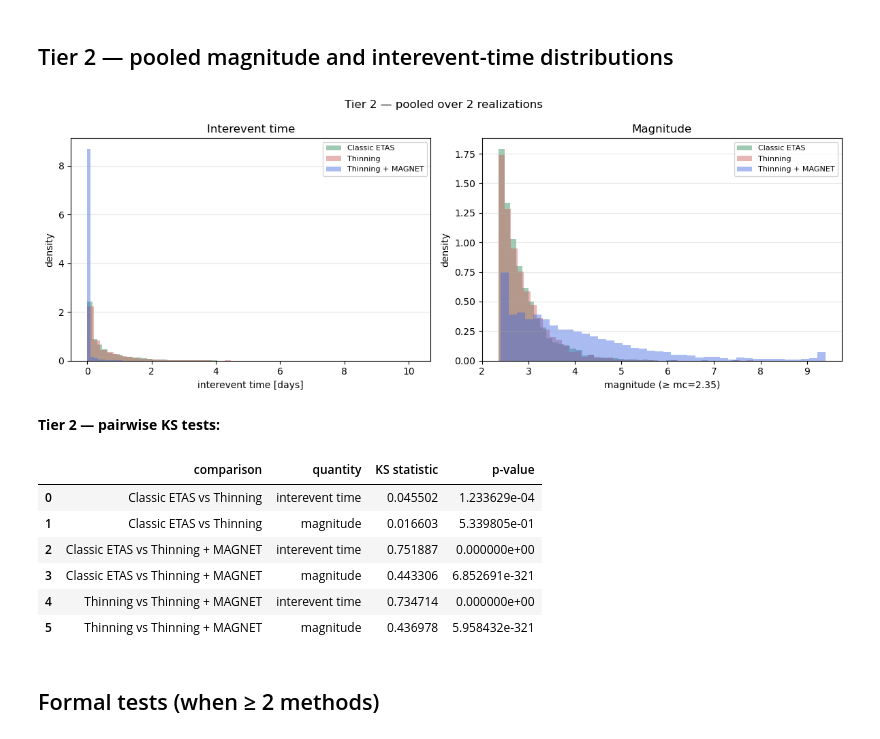
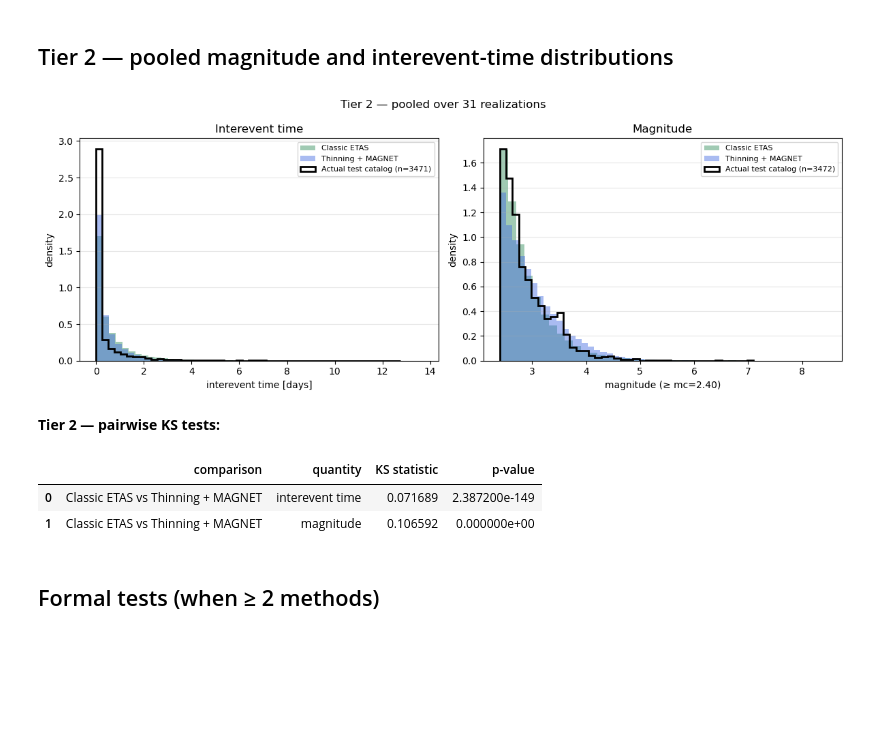
Before and after one commit to Ner-Ber/etas_edits, a Jupyter notebook: notebooks/compare_thinning_vs_thinning_magnet_ensemble.ipynb, the cells around one changed output. Cells and saved outputs as stored; diff of their text form; code cells hidden in the pictures; blank space fills up the shorter version.

```diff
--- a/notebooks/compare_thinning_vs_thinning_magnet_ensemble.ipynb
+++ b/notebooks/compare_thinning_vs_thinning_magnet_ensemble.ipynb
@@ -87,14 +90,19 @@ for _candidate in [
 
 # Default: run_continuation_models.py output root (config "output_root").
 # OUTPUT_ROOT = REPO_ROOT / "outputs/continuation_models"
-OUTPUT_ROOT = REPO_ROOT / "outputs/hauksson_continuation_models"
+# OUTPUT_ROOT = REPO_ROOT / "outputs/hauksson_continuation_models"
+# OUTPUT_ROOT = REPO_ROOT / "outputs/hauksson_magnet_median_continuation_models"
+OUTPUT_ROOT = REPO_ROOT / "outputs/hauksson_magnet_sample_continuation_models"
 
 # Which methods to compare. None → auto-discover whatever exists under OUTPUT_ROOT.
 # Examples: ["thinning", "thinning_magnet"]  |  ["etas"]  |  ["etas", "thinning", "thinning_magnet"]
 METHODS: list[str] | None = None
 
 # Pin a specific inversion id, or None to pick the newest inv_* shared by selected methods.
-INVERSION_ID: str | None = 'inv_a73a39109b5920f5'  # e.g. "219e51f42e5469be" or None
+# INVERSION_ID: str | None = 'adfc87cc569b6091'  # e.g. "219e51f42e5469be" or None
+# INVERSION_ID: str | None = 'adfc87cc569b6091'  # e.g. "219e51f42e5469be" or None
+INVERSION_ID: str | None = 'adfc87cc569b6091'  # e.g. "219e51f42e5469be" or None
+
 
 # Seed selection
 LOAD_MODE: Literal["all", "first_n", "seeds"] = "all"
@@ -106,6 +114,11 @@ SEEDS: list[int] = [0, 1, 2, 3, 4]
 # ---------------------------------------------------------------------------
 # Realization to inspect (None → first selected seed that has a sidecar).
 MAGNET_PRED_SEED: int | None = None
+
+# Magnitude–time scatter: overlay observed catalog during the continuation window.
+SHOW_ACTUAL_CONTINUATION: bool = True
+# Interactive zoom/pan for the mag–time scatter (Plotly; no ipympl needed).
+MAGNET_SCATTER_INTERACTIVE: bool = True
 
 # How to pick events for PDF plots:
 #   "indices"          — use KUMA_EVENT_INDICES (0-based rows in npz / catalog)
@@ -119,6 +132,9 @@ KUMA_MAG_RANGE: tuple[float, float] | None = (6.0, 10.0)  # used when mode="magn
 
 # Magnitude-axis support for PDF plots (None → infer from shift/stretch).
 KUMA_M_GRID: tuple[float, float, int] | None = None  # (m_lo, m_hi, n_points)
+
+# Kumaraswamy parameter time series for the PDF seed (`magnet_seed_used`).
+MAGNET_PARAMS_EVENT_STRIDE: int = 1  # subsample event ranks for plotting (1 = all)
 # %%
 def list_inv_dirs(method_root: Path) -> list[Path]:
     if not method_root.is_dir():
@@ -883,12 +1128,27 @@ for method, catalogs in catalogs_by_method.items():
         m_all = m_all[m_all >= mc_val]
     pooled_m[method] = m_all
 
+test_iet = interevent_times(np.asarray(actual_test_dt_days, dtype=float))
+test_m = np.asarray(actual_test_m, dtype=float)
+if np.isfinite(mc_val) and test_m.size:
+    test_m = test_m[test_m >= mc_val]
+
+_IET_BINS = 50
+_MAG_BINS = 40
+_TEST_HIST_KW = {
+    "density": True,
+    "histtype": "step",
+    "linewidth": 2.0,
+    "color": "black",
+    "zorder": 5,
+}
+
 fig, axes = plt.subplots(1, 2, figsize=(12, 4.5))
 for method in methods:
     if pooled_iet[method].size:
         axes[0].hist(
             pooled_iet[method],
-            bins=50,
+            bins=_IET_BINS,
             density=True,
             alpha=0.45,
             color=METHOD_COLORS[method],
@@ -897,54 +1157,64 @@ for method in methods:
     if pooled_m[method].size:
         axes[1].hist(
             pooled_m[method],
-            bins=40,
+            bins=_MAG_BINS,
             density=True,
             alpha=0.45,
             color=METHOD_COLORS[method],
             label=METHOD_LABELS[method],
         )
+if test_iet.size:
+    axes[0].hist(
+        test_iet,
+        bins=_IET_BINS,
+        label=f"Actual test catalog (n={test_iet.size})",
+        **_TEST_HIST_KW,
+    )
+if test_m.size:
+    axes[1].hist(
+        test_m,
+        bins=_MAG_BINS,
+        label=f"Actual test catalog (n={test_m.size})",
+        **_TEST_HIST_KW,
+    )
 axes[0].set_xlabel("interevent time [days]")
 axes[0].set_ylabel("density")
 axes[0].set_title("Interevent time")
 axes[0].legend(fontsize=8)
 axes[0].grid(True, alpha=0.3, axis="y")
 axes[1].set_xlabel(f"magnitude (≥ mc={mc_val:.2f})" if np.isfinite(mc_val) else "magnitude")
 axes[1].set_ylabel("density")
 axes[1].set_title("Magnitude")
 axes[1].legend(fontsize=8)
 axes[1].grid(True, alpha=0.3, axis="y")
 fig.suptitle(f"Tier 2 — pooled over {len(selected_seeds)} realizations", fontsize=12)
 fig.tight_layout()
 show_fig(fig)
 
 if len(methods) >= 2:
     ks_rows = []
     for i, ma in enumerate(methods):
         for mb in methods[i + 1 :]:
             for name, store in [("interevent time", pooled_iet), ("magnitude", pooled_m)]:
                 a_data, b_data = store[ma], store[mb]
                 if a_data.size and b_data.size:
                     stat, pval = stats.ks_2samp(a_data, b_data)
                     ks_rows.append(
                         {
                             "comparison": f"{METHOD_LABELS[ma]} vs {METHOD_LABELS[mb]}",
                             "quantity": name,
                             "KS statistic": stat,
                             "p-value": pval,
                         }
                     )
     display(Markdown("**Tier 2 — pairwise KS tests:**"))
     display(pd.DataFrame(ks_rows))
 # %% [output]
-[figure, old version]
+[figure, new version]
 **Tier 2 — pairwise KS tests:**
 |  | comparison | quantity | KS statistic | p-value |
-| 0 | Classic ETAS vs Thinning | interevent time | 0.045502 | 1.233629e-04 |
-| 1 | Classic ETAS vs Thinning | magnitude | 0.016603 | 5.339805e-01 |
-| 2 | Classic ETAS vs Thinning + MAGNET | interevent time | 0.751887 | 0.000000e+00 |
-| 3 | Classic ETAS vs Thinning + MAGNET | magnitude | 0.443306 | 6.852691e-321 |
-| 4 | Thinning vs Thinning + MAGNET | interevent time | 0.734714 | 0.000000e+00 |
-| 5 | Thinning vs Thinning + MAGNET | magnitude | 0.436978 | 5.958432e-321 |
+| 0 | Classic ETAS vs Thinning + MAGNET | interevent time | 0.071689 | 2.387200e-149 |
+| 1 | Classic ETAS vs Thinning + MAGNET | magnitude | 0.106592 | 0.000000e+00 |
 # %% [markdown]
 ## Formal tests (when ≥ 2 methods)
 # %%
```
Also changed, not shown: parts of 14 cells of this notebook, 1 other file.
